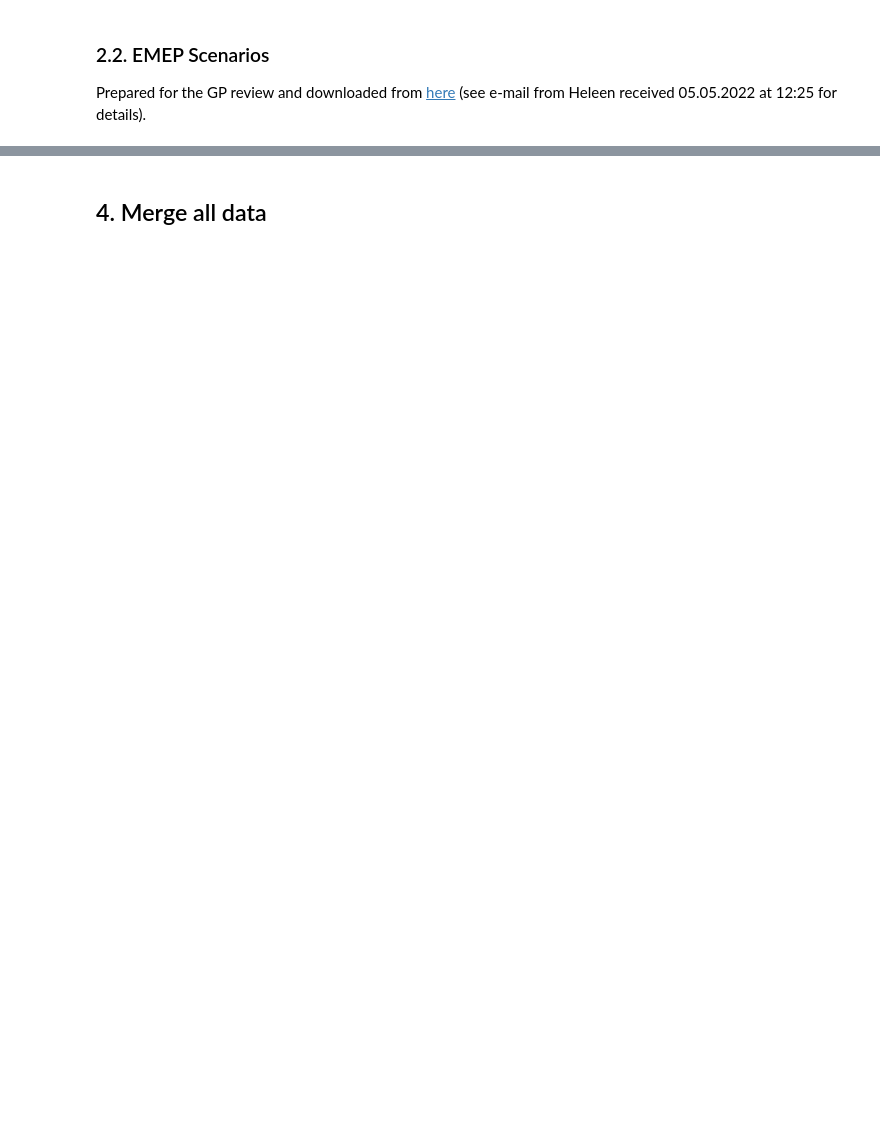
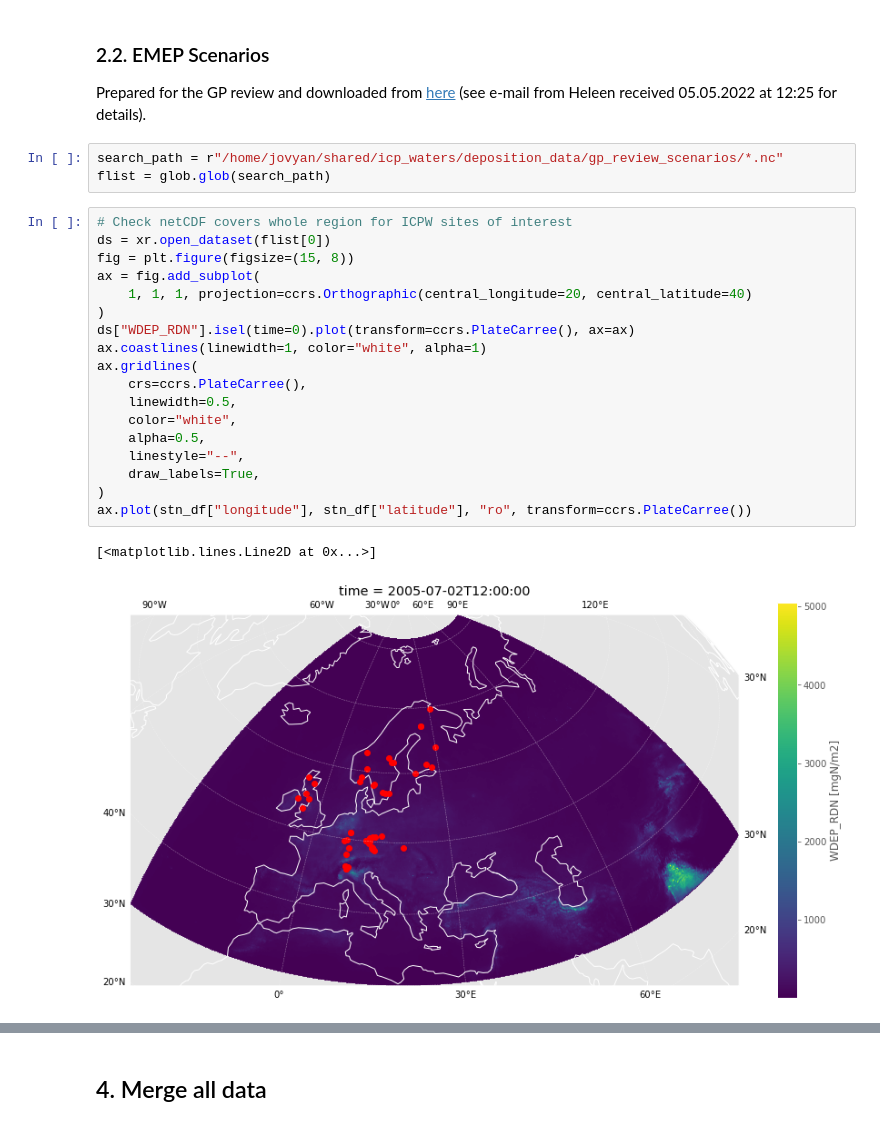
Before and after one commit to JamesSample/icpw2, a Jupyter notebook: gp_review_2022/gp_review_data_prep.ipynb, the cells around one changed output, grey strips where cells are left out. Saved outputs shown, nothing was run; the diff lists cells and outputs as text; blank space fills up the shorter version.

Commit message:
GP review data draft 1

```diff
--- a/gp_review_2022/gp_review_data_prep.ipynb
+++ b/gp_review_2022/gp_review_data_prep.ipynb
@@ -302,4 +354,28 @@ sn.relplot(
 ### 2.2. EMEP Scenarios
 
 Prepared for the GP review and downloaded from [here](https://aerocom-classic.met.no/DATA/download/GP_review_WGE/) (see e-mail from Heleen received 05.05.2022 at 12:25 for details).
+# %%
+search_path = r"/home/jovyan/shared/icp_waters/deposition_data/gp_review_scenarios/*.nc"
+flist = glob.glob(search_path)
+# %%
+# Check netCDF covers whole region for ICPW sites of interest
+ds = xr.open_dataset(flist[0])
+fig = plt.figure(figsize=(15, 8))
+ax = fig.add_subplot(
+    1, 1, 1, projection=ccrs.Orthographic(central_longitude=20, central_latitude=40)
+)
+ds["WDEP_RDN"].isel(time=0).plot(transform=ccrs.PlateCarree(), ax=ax)
+ax.coastlines(linewidth=1, color="white", alpha=1)
+ax.gridlines(
+    crs=ccrs.PlateCarree(),
+    linewidth=0.5,
+    color="white",
+    alpha=0.5,
+    linestyle="--",
+    draw_labels=True,
+)
+ax.plot(stn_df["longitude"], stn_df["latitude"], "ro", transform=ccrs.PlateCarree())
+# %% [output]
+[<matplotlib.lines.Line2D at 0x...>]
+[figure, added]
 # %%
```
Also changed, not shown: parts of 14 cells of this notebook, 4 other files.
